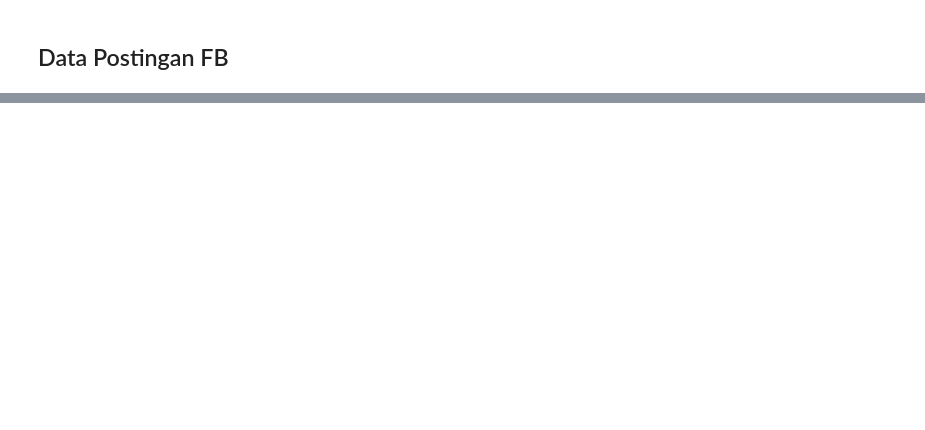
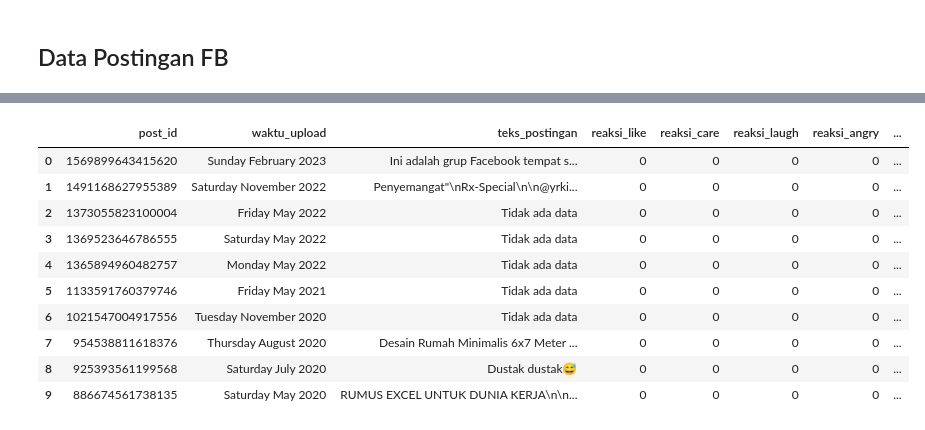
Before and after one commit to hiseulgi/intro-selenium, a Jupyter notebook: Scraping_FB.ipynb, the cells around one changed output, grey strips where cells are left out. Drawn from its saved outputs; the diff is of its cells as text; code cells hidden in the pictures; blank space fills up the shorter version.

```diff
--- a/Scraping_FB.ipynb
+++ b/Scraping_FB.ipynb
@@ -307,0 +265,15 @@ for posting in range(len(postan)):
+# %%
+data_postingan = pd.DataFrame(data_FB_post)
+data_postingan
+# %% [output]
+|  | post_id | waktu_upload | teks_postingan | reaksi_like | reaksi_care | reaksi_laugh | reaksi_angry | ... |
+| 0 | 1569899643415620 | Sunday February 2023 | Ini adalah grup Facebook tempat s... | 0 | 0 | 0 | 0 | ... |
+| 1 | 1491168627955389 | Saturday November 2022 | Penyemangat"\nRx-Special\n\n@yrki... | 0 | 0 | 0 | 0 | ... |
+| 2 | 1373055823100004 | Friday May 2022 | Tidak ada data | 0 | 0 | 0 | 0 | ... |
+| 3 | 1369523646786555 | Saturday May 2022 | Tidak ada data | 0 | 0 | 0 | 0 | ... |
+| 4 | 1365894960482757 | Monday May 2022 | Tidak ada data | 0 | 0 | 0 | 0 | ... |
+| 5 | 1133591760379746 | Friday May 2021 | Tidak ada data | 0 | 0 | 0 | 0 | ... |
+| 6 | 1021547004917556 | Tuesday November 2020 | Tidak ada data | 0 | 0 | 0 | 0 | ... |
+| 7 | 954538811618376 | Thursday August 2020 | Desain Rumah Minimalis 6x7 Meter ... | 0 | 0 | 0 | 0 | ... |
+| 8 | 925393561199568 | Saturday July 2020 | Dustak dustak😅 | 0 | 0 | 0 | 0 | ... |
+| 9 | 886674561738135 | Saturday May 2020 | RUMUS EXCEL UNTUK DUNIA KERJA\n\n... | 0 | 0 | 0 | 0 | ... |
```
Also changed, not shown: parts of 18 cells of this notebook.
